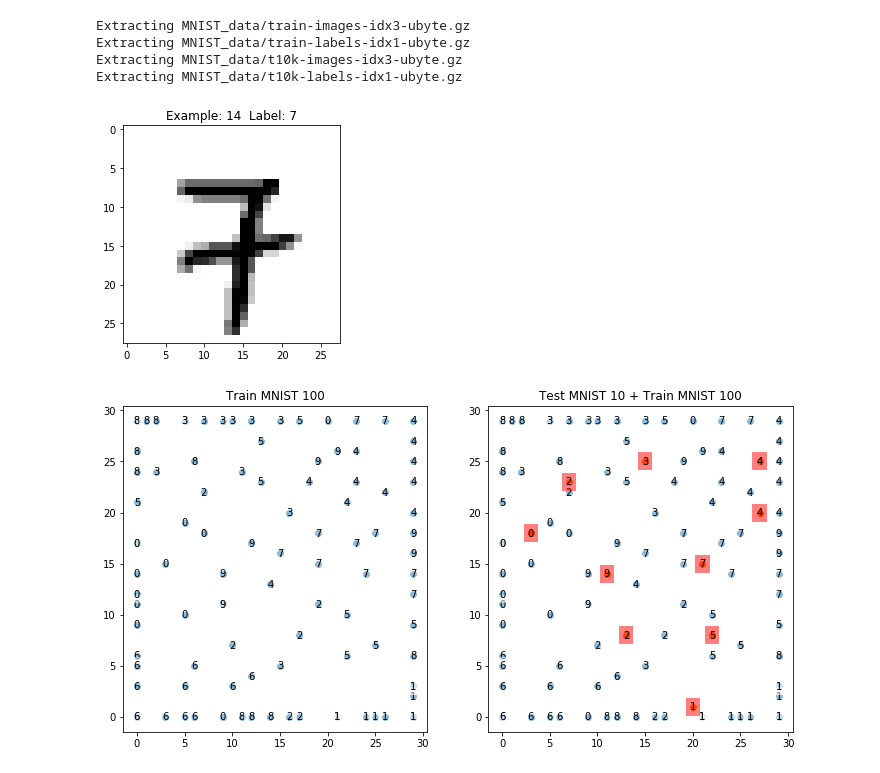
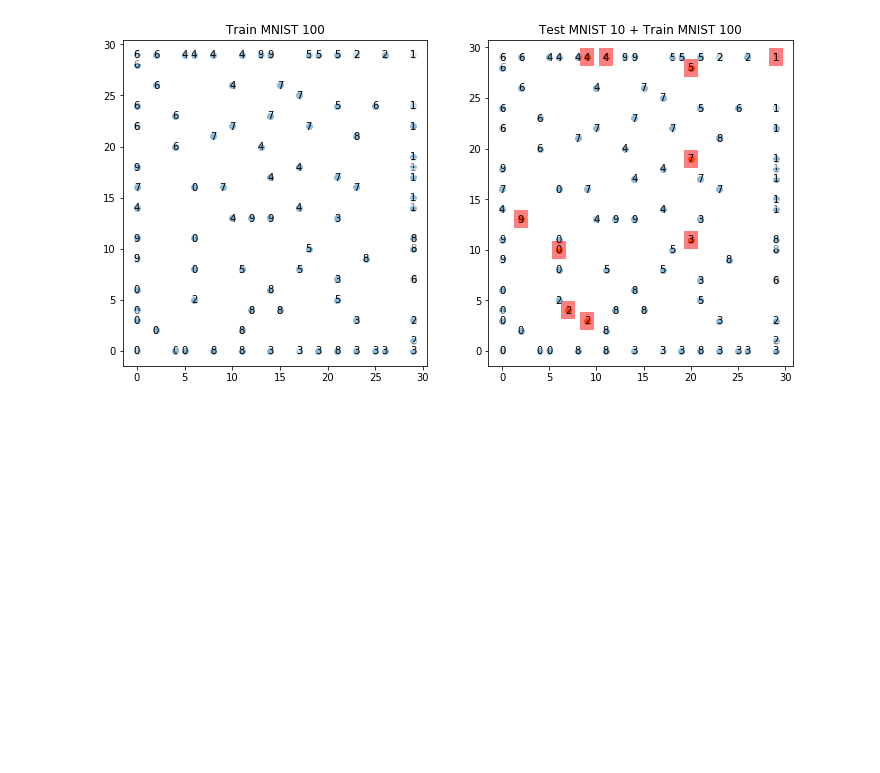
Before and after one commit to Xpitfire/keras-retinanet, a Jupyter notebook: Clustering_SOM.ipynb, the cells around one changed output. Saved outputs shown, nothing was run; the diff lists cells and outputs as text; code cells hidden in the pictures; blank space fills up the shorter version.

Commit message:
Integrated SOM into jupyter notebook fort clustering extracted images.

```diff
--- a/Clustering_SOM.ipynb
+++ b/Clustering_SOM.ipynb
@@ -134,76 +34,50 @@ class SOM(object):
+# %%
+# train model
+model = som.SOM(30, 30, x_train.shape[1], 200)
+model.train(x_train)
 # %%
-## Applying SOM into Mnist data
-
-from tensorflow.examples.tutorials.mnist import input_data
-mnist = input_data.read_data_sets("MNIST_data", one_hot=True)
-
-def train_size(num):
-    x_train = mnist.train.images[:num,:]
-    y_train = mnist.train.labels[:num,:]
-    return x_train, y_train
-
-x_train, y_train = train_size(100)
-x_test, y_test = train_size(110)
-x_test = x_test[100:110,:]; y_test = y_test[100:110,:]
-
-def display_digit(num):
-    label = y_train[num].argmax(axis=0)
-    image = x_train[num].reshape([28,28])
-    plt.title('Example: %d  Label: %d' % (num, label))
-    plt.imshow(image, cmap=plt.get_cmap('gray_r'))
-    plt.show()
-
-display_digit(ran.randint(0, x_train.shape[0]))
-
-som = SOM(30, 30, x_train.shape[1], 200)
-som.train(x_train)
-
 # Fit train data into SOM lattice
-mapped = som.map_vects(x_train)
+mapped = model.map_vects(x_train)
 mappedarr = np.array(mapped)
-x1 = mappedarr[:,0]; y1 = mappedarr[:,1]
+x1 = mappedarr[:, 0]
+y1 = mappedarr[:, 1]
 
 index = [ np.where(r==1)[0][0] for r in y_train ]
 index = list(map(str, index))
 
 ## Plots: 1) Train 2) Test+Train ###
 
 plt.figure(1, figsize=(12,6))
 plt.subplot(121)
 # Plot 1 for Training only
-plt.scatter(x1,y1)
-# Just adding text
+plt.scatter(x1, y1)
+# adding text
 for i, m in enumerate(mapped):
-    plt.text( m[0], m[1],index[i], ha='center', va='center', bbox=dict(facecolor='white', alpha=0.5, lw=0))
+    plt.text( m[0], m[1], index[i], ha='center', va='center', bbox=dict(facecolor='white', alpha=0.5, lw=0))
 plt.title('Train MNIST 100')
 
 # Testing
-mappedtest = som.map_vects(x_test)
+mappedtest = model.map_vects(x_test)
 mappedtestarr = np.array(mappedtest)
-x2 = mappedtestarr[:,0]
-y2 = mappedtestarr[:,1]
+x2 = mappedtestarr[:, 0]
+y2 = mappedtestarr[:, 1]
 
 index2 = [ np.where(r==1)[0][0] for r in y_test ]
 index2 = list(map(str, index2))
 
 plt.subplot(122)
 # Plot 2: Training + Testing
-plt.scatter(x1,y1)
-# Just adding text
+plt.scatter(x1, y1)
+# adding text
 for i, m in enumerate(mapped):
-    plt.text( m[0], m[1],index[i], ha='center', va='center', bbox=dict(facecolor='white', alpha=0.5, lw=0))
+    plt.text( m[0], m[1], index[i], ha='center', va='center', bbox=dict(facecolor='white', alpha=0.5, lw=0))
 
-plt.scatter(x2,y2)
-# Just adding text
+plt.scatter(x2, y2)
+# adding text
 for i, m in enumerate(mappedtest):
-    plt.text( m[0], m[1],index2[i], ha='center', va='center', bbox=dict(facecolor='red', alpha=0.5, lw=0))
+    plt.text( m[0], m[1], index2[i], ha='center', va='center', bbox=dict(facecolor='red', alpha=0.5, lw=0))
 plt.title('Test MNIST 10 + Train MNIST 100')
 
 plt.show()
 # %% [output]
-Extracting MNIST_data/train-images-idx3-ubyte.gz
-Extracting MNIST_data/train-labels-idx1-ubyte.gz
-Extracting MNIST_data/t10k-images-idx3-ubyte.gz
-Extracting MNIST_data/t10k-labels-idx1-ubyte.gz
-[figure, old version]
+[figure, new version]
-[figure, removed]
```
Also changed, not shown: parts of 3 cells of this notebook, 2 other files.
